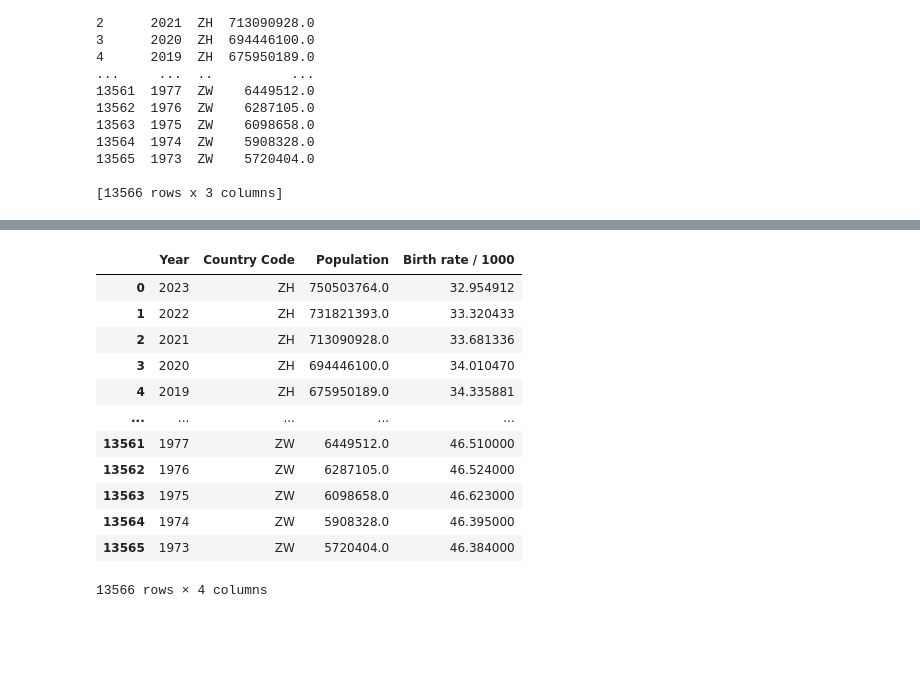
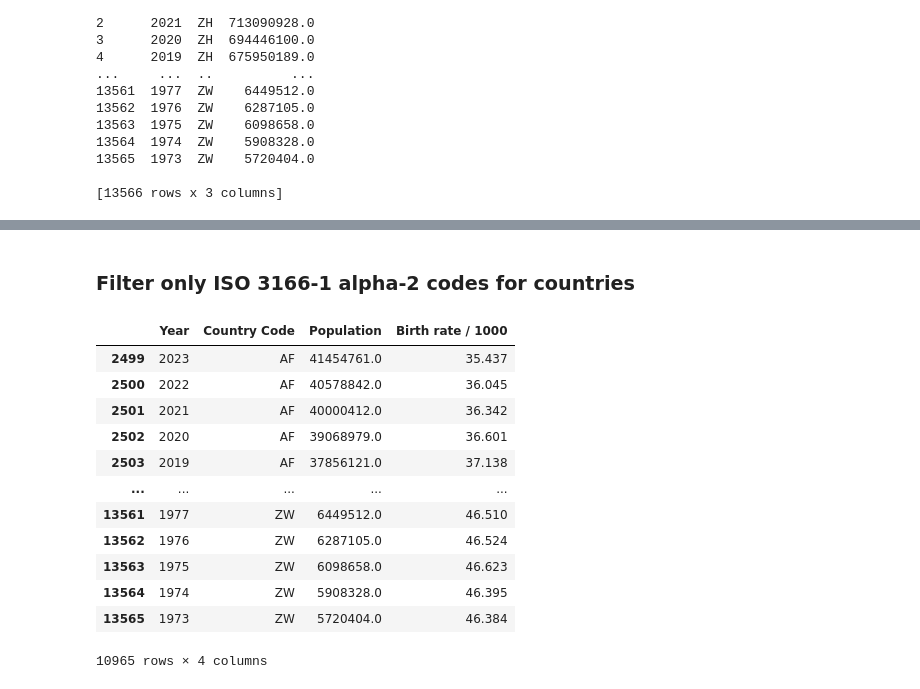
Before and after one commit to dstrande/sd37-application, a Jupyter notebook: sd43-application.ipynb, the cells around one changed output, grey strips where cells are left out. Saved outputs shown, nothing was run; the diff lists cells and outputs as text; code cells hidden in the pictures; blank space fills up the shorter version.

```diff
--- a/sd43-application.ipynb
+++ b/sd43-application.ipynb
@@ -209,3 +212,13 @@ print(population_data)  # Quick test
 13565  1973  ZW    5720404.0
 
 [13566 rows x 3 columns]
+# %%
+# Get a list of all countries
+all_countries = list(pycountry.countries)
+country_codes = []
+
+# Print the alpha-2 code and name for each country
+for country in all_countries:
+    country_codes.append(country.alpha_2)
+
+country_codes
@@ -212,18 +243,22 @@ print(population_data)  # Quick test
+# %% [markdown]
+### Filter only ISO 3166-1 alpha-2 codes for countries
 # %%
+# Join the two datasets
 combined_dataframe = pd.merge(left=population_data, right=birth_rate_data, how='left', left_on=[0, 1], right_on=[0, 1])
 combined_dataframe = combined_dataframe.rename(columns={0: "Year", 1:"Country Code", "2_x": "Population", "2_y": "Birth rate / 1000",})
+combined_dataframe = combined_dataframe[combined_dataframe['Country Code'].isin(country_codes)]
 combined_dataframe
 # %% [output]
 |  | Year | Country Code | Population | Birth rate / 1000 |
-| 0 | 2023 | ZH | 750503764.0 | 32.954912 |
-| 1 | 2022 | ZH | 731821393.0 | 33.320433 |
-| 2 | 2021 | ZH | 713090928.0 | 33.681336 |
-| 3 | 2020 | ZH | 694446100.0 | 34.010470 |
-| 4 | 2019 | ZH | 675950189.0 | 34.335881 |
+| 2499 | 2023 | AF | 41454761.0 | 35.437 |
+| 2500 | 2022 | AF | 40578842.0 | 36.045 |
+| 2501 | 2021 | AF | 40000412.0 | 36.342 |
+| 2502 | 2020 | AF | 39068979.0 | 36.601 |
+| 2503 | 2019 | AF | 37856121.0 | 37.138 |
 | ... | ... | ... | ... | ... |
-| 13561 | 1977 | ZW | 6449512.0 | 46.510000 |
-| 13562 | 1976 | ZW | 6287105.0 | 46.524000 |
-| 13563 | 1975 | ZW | 6098658.0 | 46.623000 |
-| 13564 | 1974 | ZW | 5908328.0 | 46.395000 |
-| 13565 | 1973 | ZW | 5720404.0 | 46.384000 |
+| 13561 | 1977 | ZW | 6449512.0 | 46.510 |
+| 13562 | 1976 | ZW | 6287105.0 | 46.524 |
+| 13563 | 1975 | ZW | 6098658.0 | 46.623 |
+| 13564 | 1974 | ZW | 5908328.0 | 46.395 |
+| 13565 | 1973 | ZW | 5720404.0 | 46.384 |
-13566 rows × 4 columns
+10965 rows × 4 columns
```
Also changed, not shown: parts of 14 cells of this notebook.
